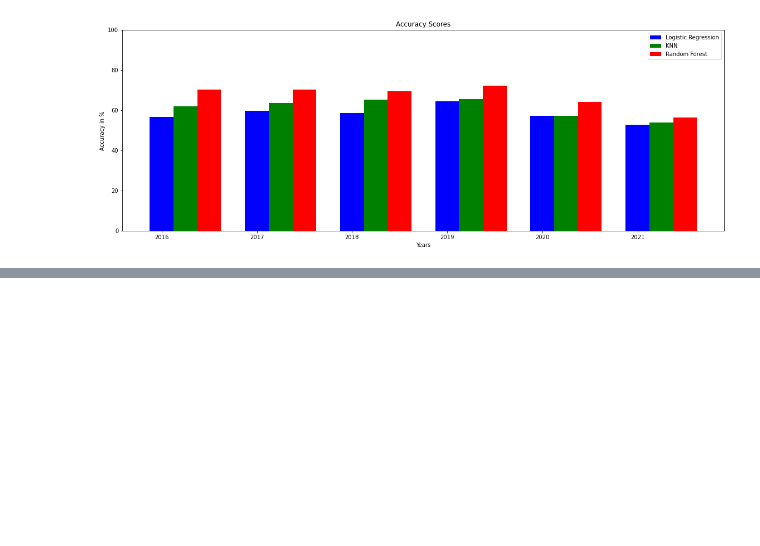
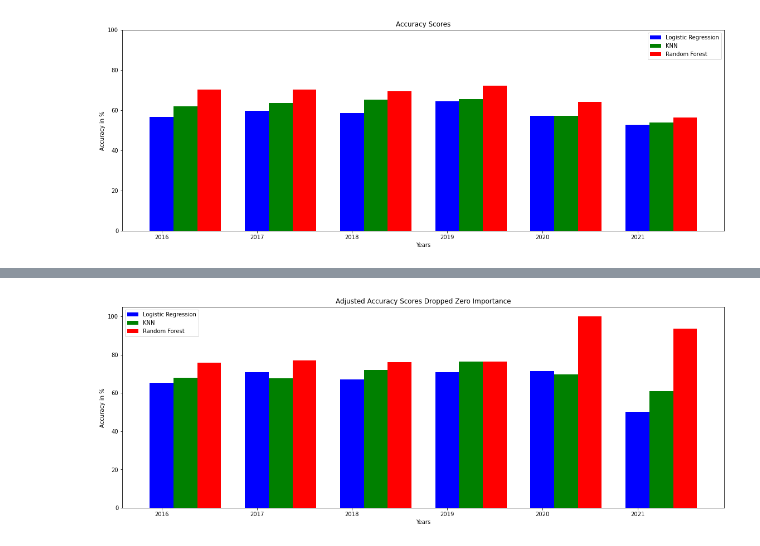
Before and after one commit to MatthewR1021/MLB_Classification, a Jupyter notebook: Modeling/Visualization_builder.ipynb, the cells around one changed output, grey strips where cells are left out. Saved outputs shown, nothing was run; the diff lists cells and outputs as text; code cells hidden in the pictures; blank space fills up the shorter version.

```diff
--- a/Modeling/Visualization_builder.ipynb
+++ b/Modeling/Visualization_builder.ipynb
@@ -98,0 +107,4 @@ ax.set_ylim(top=100);
+# %%
+acc_log_zero=[65.3,70.7,67.1,70.9,71.4,50.0]
+acc_knn_zero=[68.0,67.6,72.1,76.4,69.6,61.0]
+acc_rf_zero=[75.8,76.9,76.2,76.3,100.0,93.5]
@@ -98,0 +132,17 @@ ax.set_ylim(top=100);
+# %%
+data = [acc_log_zero,
+acc_knn_zero,
+acc_rf_zero]
+X = np.arange(6)
+fig = plt.figure(figsize=(15,5))
+ax = fig.add_axes([0,0,1,1])
+ax.bar(X + 0.00, data[0], color = 'b', width = 0.25,label='Logistic Regression')
+ax.bar(X + 0.25, data[1], color = 'g', width = 0.25,label='KNN')
+ax.bar(X + 0.50, data[2], color = 'r', width = 0.25,label='Random Forest')
+ax.set_title('Adjusted Accuracy Scores Dropped Zero Importance')
+ax.legend()
+ax.set_xticklabels(year_yof)
+ax.set_ylabel('Accuracy in %')
+ax.set_xlabel('Years');
+# %% [output]
+[figure, added]
```
Also changed, not shown: parts of 8 cells of this notebook, 6 other files.
